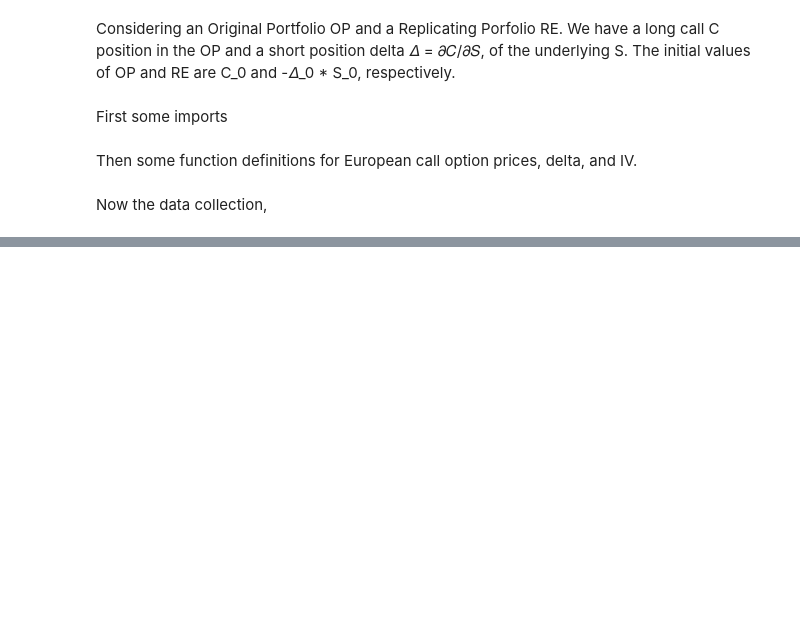
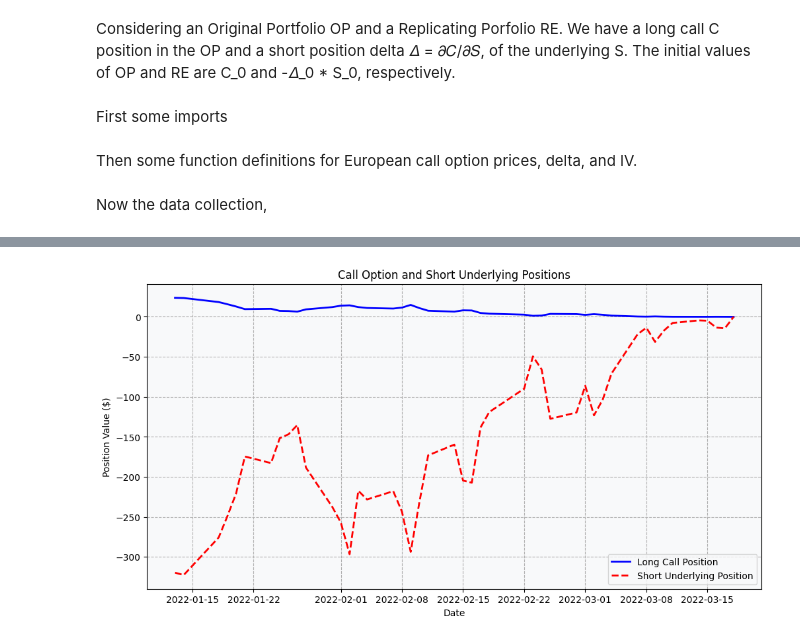
Before and after one commit to MariusBoda/Options_Hedging_Project, a Jupyter notebook: hedging_project.ipynb, the cells around one changed output, grey strips where cells are left out. Cells and saved outputs as stored; diff of their text form; code cells hidden in the pictures; blank space fills up the shorter version.

```diff
--- a/hedging_project.ipynb
+++ b/hedging_project.ipynb
@@ -292,0 +188,12 @@ P&L Volatility: $4.66
+# %%
+plt.figure(figsize=(12, 6))
+plt.plot(df_hedge.index, OP, 'b-', linewidth=2, label='Long Call Position')
+plt.plot(df_hedge.index, -deltas * RE, 'r--', linewidth=2, label='Short Underlying Position')
+plt.title('Call Option and Short Underlying Positions')
+plt.xlabel('Date')
+plt.ylabel('Position Value ($)')
+plt.legend()
+plt.grid(True)
+plt.show()
+# %% [output]
+[figure, added]
```
Also changed, not shown: parts of 24 cells of this notebook, 1 other file.
